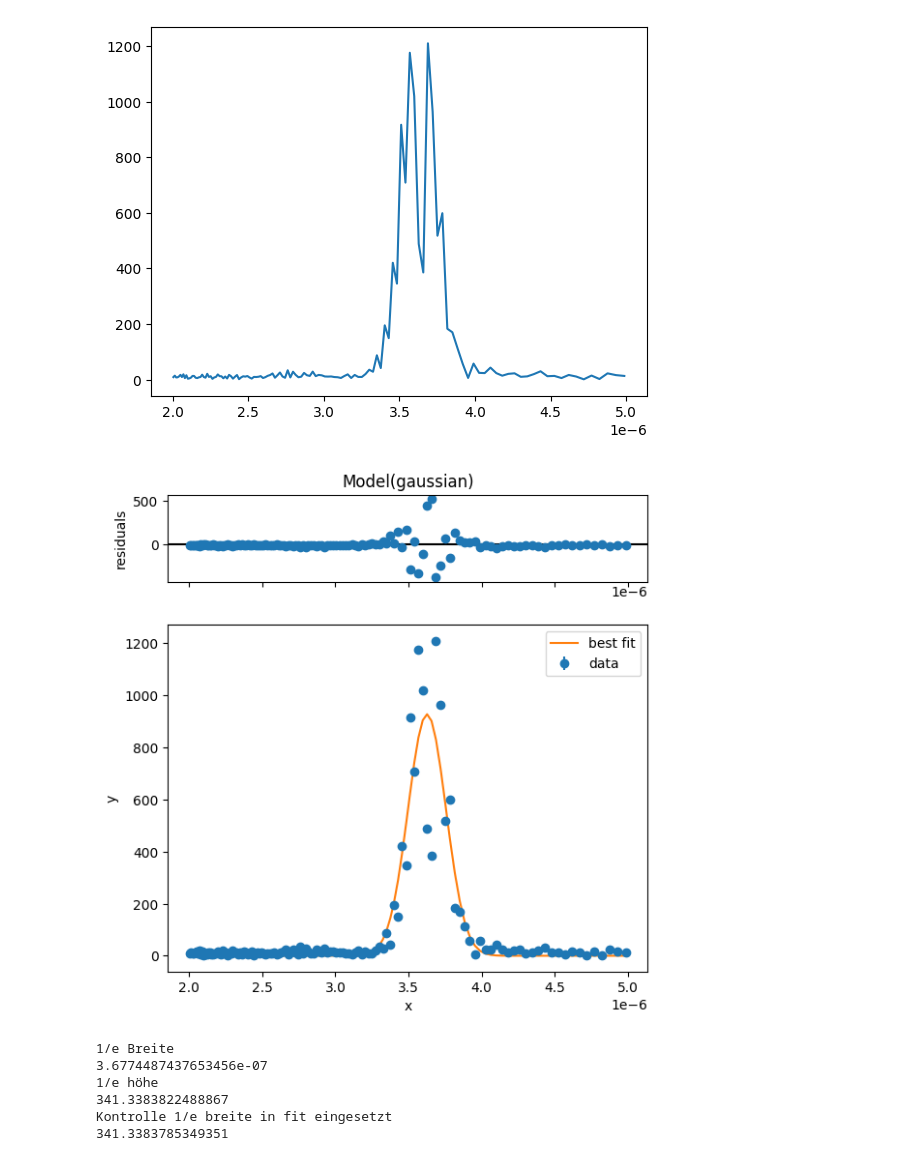
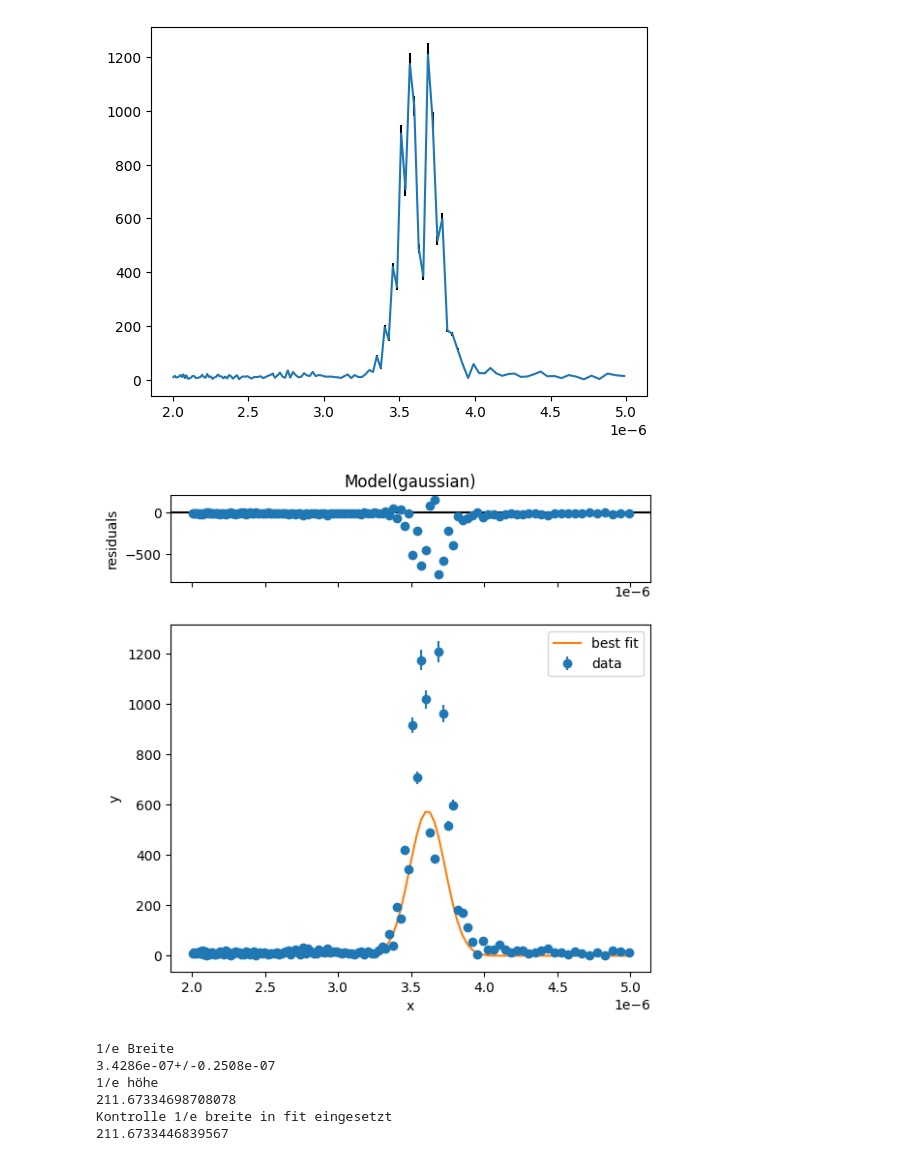
Before and after one commit to Friedrich-Jahns/Fortgeschrittenen-Praktikum-Physik, a Jupyter notebook: FP4_Michelson/A5/A5.ipynb, the cells around one changed output. Saved outputs shown, nothing was run; the diff lists cells and outputs as text; code cells hidden in the pictures.

```diff
--- a/FP4_Michelson/A5/A5.ipynb
+++ b/FP4_Michelson/A5/A5.ipynb
@@ -18,5 +18,7 @@ with open('Res/cp-cal_res.txt','r') as tf:
     cal = np.genfromtxt(tf).T
 
 data = f.channel_to_pos(data,cal)
+# %%
+yerr = 0.035339825186025027*np.abs(data[1])
 # %%
 f.figsize(2)
@@ -37,7 +39,7 @@ intensity -= np.mean(intensity)
 
 freqs = np.fft.fftfreq(len(intensity), d=((np.mean(np.diff(position)))))
 fft_int = np.fft.fft(intensity)
-
+fft_err = np.fft.fft(yerr)
 
 peak_idx = np.argmax(np.abs(fft_int))
 peak_freq = freqs[peak_idx]
@@ -47,8 +49,11 @@ print(f"Wavelength: {1/peak_freq} m")
 
 freqs = 1/freqs
 
-plt.plot(freqs, np.abs(fft_int))
-plt.xlim(-2e-6,1e-5)
-plt.vlines(3.31e-6,0,1200,colors="r")
+f.figsize(1)
+
+plt.errorbar(freqs, np.abs(fft_int),yerr=np.abs(fft_err),ecolor='k',zorder=10,label='Data')
+plt.xlim(0,0.7e-5)
+plt.vlines(3.6114e-06,0,1300,colors="r",zorder=5,alpha = 0.5,label='Center')
+f.form()
 # %% [output]
 Wavelength: 3.6885711908825237e-06 m
@@ -57,19 +61,17 @@ Wavelength: 3.6885711908825237e-06 m
 # %%
-dat = [freqs, np.abs(fft_int)]
+dat = [freqs, np.abs(fft_int),np.abs(fft_err)]
 
 sorted_indices = sorted(range(len(dat[0])), key=lambda k: dat[0][k])
 
-dat_sorted = [[dat[0][i], dat[1][i]] for i in sorted_indices]
+dat_sorted = [[dat[0][i], dat[1][i],dat[2][i]] for i in sorted_indices]
 
 dat_sorted = np.array(dat_sorted).T
 # %%
 von,bis = f.pos(dat_sorted[0],0.2e-5),f.pos(dat_sorted[0],0.5e-5)
 
-plt.plot(dat_sorted[0,von:bis],dat_sorted[1,von:bis])
+plt.errorbar(dat_sorted[0,von:bis],dat_sorted[1,von:bis],yerr=dat_sorted[2,von:bis],ecolor = 'k')
 
-fillerr = np.full(len(dat_sorted[0,von:bis]),1)
-
-res = f.gausfit(dat_sorted[1,von:bis],dat_sorted[0,von:bis],fillerr)
+res = f.gausfit(dat_sorted[1,von:bis],dat_sorted[0,von:bis],dat_sorted[2,von:bis])
 
 res.plot()
 
@@ -98,18 +97,18 @@ print(res.fit_report())
-[figure, old version]
+[figure, new version]
-[figure, old version]
+[figure, new version]
 # %%
 #1/e breite
 print('1/e Breite')
-eb3 = res.params["fwhm"].value/ (2*np.log(2)**0.5)*2
-print(eb3)
+eb3 = ufloat(res.params["fwhm"].value,res.params["fwhm"].stderr)/ (2*np.log(2)**0.5)*2
+print(eb3.format(':1.5'))
 print('1/e höhe')
 print(res.params['height'].value/m.e)
 print('Kontrolle 1/e breite in fit eingesetzt')
-print(res.eval(x=res.params['center'].value-eb3/2))
+print(res.eval(x=res.params['center'].value-eb3.n/2))
 # %% [output]
 1/e Breite
-3.6774487437653456e-07
+3.4286e-07+/-0.2508e-07
 1/e höhe
-341.3383822488867
+211.67334698708078
 Kontrolle 1/e breite in fit eingesetzt
-341.3383785349351
+211.6733446839567
```
Also changed, not shown: parts of 3 cells of this notebook, 3 other files.
